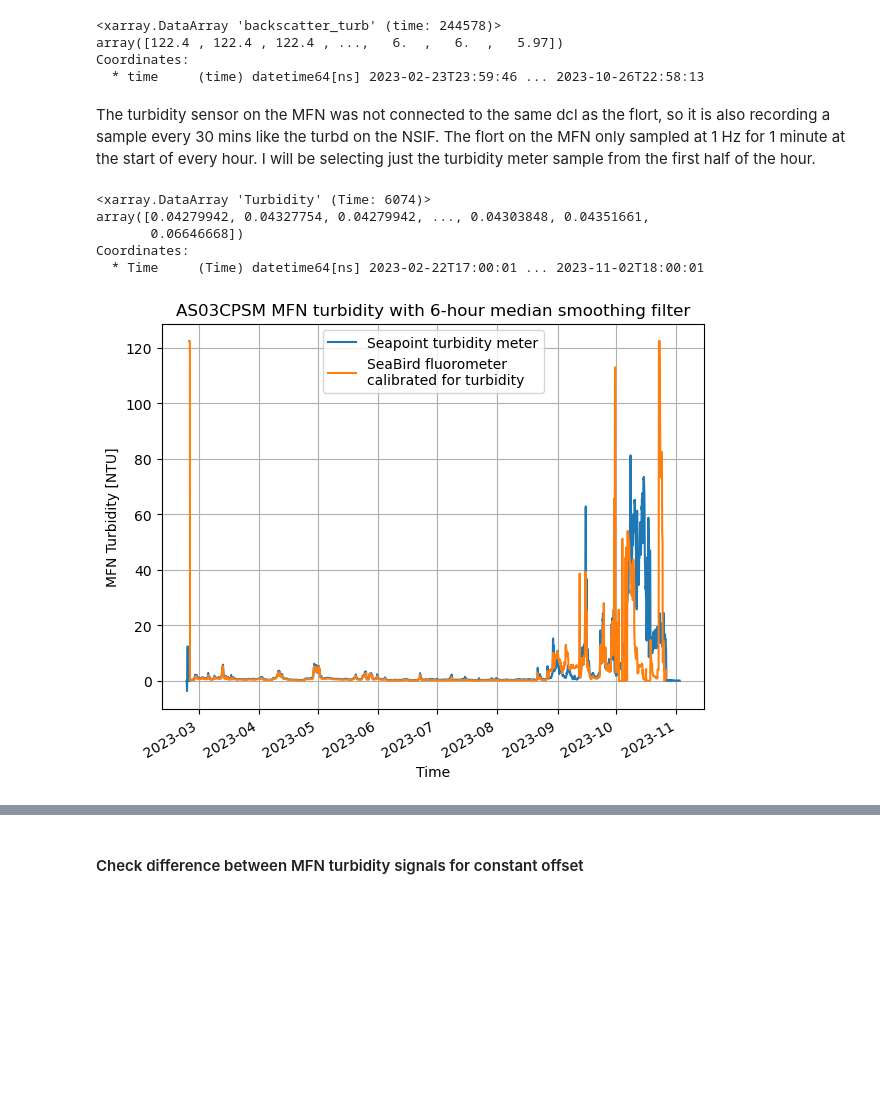
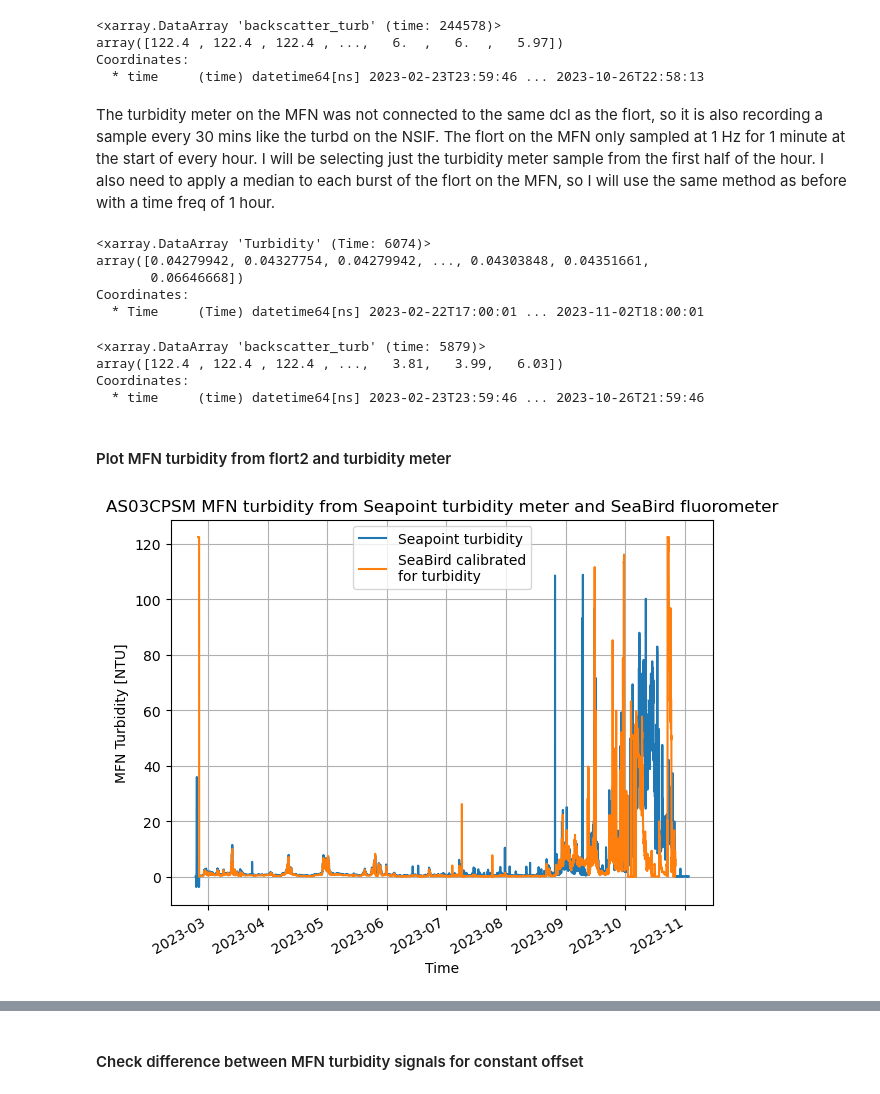
Before and after one commit to cooleyky/AST3, a Jupyter notebook: turbidity.ipynb, the cells around one changed output, grey strips where cells are left out. Drawn from its saved outputs; the diff is of its cells as text; code cells hidden in the pictures; blank space fills up the shorter version.

Commit message:
Use burst median for flort turbidity data

```diff
--- a/turbidity.ipynb
+++ b/turbidity.ipynb
@@ -371,8 +355,9 @@ flort_ntu.to_netcdf("/".join([savepath, "as03cpsm_dcl16_flort1.nc"]), mode="w")
 # %% [markdown]
 #### Compare turbidity from flort1 and Seapoint turbidity on NSIF
 # %%
-flort1_ntu = xr.load_dataset("C:/Users/kylene.cooley/ast3_turbidity_data/as03cpsm_dcl16_flort1.nc")
-flort1_ntu
+# Import flort1 data from locally saved dataset with turbidity variable
+flort1 = xr.load_dataset("C:/Users/kylene.cooley/ast3_turbidity_data/as03cpsm_dcl16_flort1.nc")
+flort1
 # %% [output]
 <xarray.Dataset>
 Dimensions:           (time: 502579)
@@ -593,6 +634,8 @@ Coordinates:
 # %%
+# Load flort2 from saved NetCDF file
+flort2 = xr.load_dataset("C:/Users/kylene.cooley/ast3_turbidity_data/as03cpsm_dcl36_flort2.nc")
 # Checking flort2 time delta while reassinging just the turbidity data array to name flort2_ntu
-flort2_ntu = flort2_ntu["backscatter_turb"]
+flort2_ntu = flort2["backscatter_turb"]
 flort2_ntu
 # %% [output]
 <xarray.DataArray 'backscatter_turb' (time: 244578)>
@@ -600,13 +643,14 @@ array([122.4 , 122.4 , 122.4 , ...,   6.  ,   6.  ,   5.97])
 Coordinates:
   * time     (time) datetime64[ns] 2023-02-23T23:59:46 ... 2023-10-26T22:58:13
 # %% [markdown]
-The turbidity sensor on the MFN was not connected to the same dcl as the flort, so it is also recording a sample every 30 mins like the turbd on the NSIF.
+The turbidity meter on the MFN was not connected to the same dcl as the flort, so it is also recording a sample every 30 mins like the turbd on the NSIF.
 The flort on the MFN only sampled at 1 Hz for 1 minute at the start of every hour.
 I will be selecting just the turbidity meter sample from the first half of the hour.
+I also need to apply a median to each burst of the flort on the MFN, so I will use the same method as before with a time freq of 1 hour.
 # %%
 # Index tubidity meter samples from the MFN taken at the top of the hour
-turbd_mfn = tuMFN.sel(Time=(tuMFN.Time.dt.minute==00), method="nearest")
-turbd_mfn
+turbd2_mfn = turbd2.sel(Time=(turbd2.Time.dt.minute==00), method="nearest")
+turbd2_mfn
 # %% [output]
 <xarray.DataArray 'Turbidity' (Time: 6074)>
 array([0.04279942, 0.04327754, 0.04279942, ..., 0.04303848, 0.04351661,
@@ -620,14 +660,25 @@ flort2_ntu_med = flort2_ntu.rolling(time=360, center=True).median()
+# %%
+# Resample flort2 turbidity to 1 sample per hour with median aggregation method
+flort2_resample = flort2_ntu.resample(time="60min", origin="start").median()
+flort2_resample
+# %% [output]
+<xarray.DataArray 'backscatter_turb' (time: 5879)>
+array([122.4 , 122.4 , 122.4 , ...,   3.81,   3.99,   6.03])
+Coordinates:
+  * time     (time) datetime64[ns] 2023-02-23T23:59:46 ... 2023-10-26T21:59:46
+# %% [markdown]
+#### Plot MFN turbidity from flort2 and turbidity meter
 # %%
-# Plot 6-hour median filtered NSIF Seapoint turbidity and SeaBird turbidity from flort
+# Plot MFN Seapoint turbidity (not smoothed) with turbidity from flort2 backscatter after burst median
 fig, axs = plt.subplots(nrows=1, ncols=1, sharex=True, figsize=[7, 5])
-turbd_mfn_med.plot.line(ax=axs, label="Seapoint turbidity meter")
-flort2_ntu_med.plot.line(ax=axs, label="SeaBird fluorometer\ncalibrated for turbidity")
+turbd2_mfn.plot.line(ax=axs, label="Seapoint turbidity")
+flort2_resample.plot.line(ax=axs, label="SeaBird calibrated\nfor turbidity")
 axs.grid()
 axs.set_ylabel('MFN Turbidity [NTU]')
 axs.set_xlabel('Time')
 plt.legend()
-axs.set_title(f'AS03CPSM MFN turbidity with 6-hour median smoothing filter')
-# plt.savefig('figures/AS03CPSM_turbidity_Jul2023_timeseries_{today}.png'.format(today=date.today().strftime('%Y%m%d')))
+axs.set_title(f'AS03CPSM MFN turbidity from Seapoint turbidity meter and SeaBird fluorometer')
+plt.savefig('figures/AS03CPSM_TURBD2_FLORT2_full_timeseries_{today}.png'.format(today=date.today().strftime('%Y%m%d')))
 plt.show()
 # %% [output]
-[figure, old version]
+[figure, new version]
```
Also changed, not shown: parts of 92 cells of this notebook.
